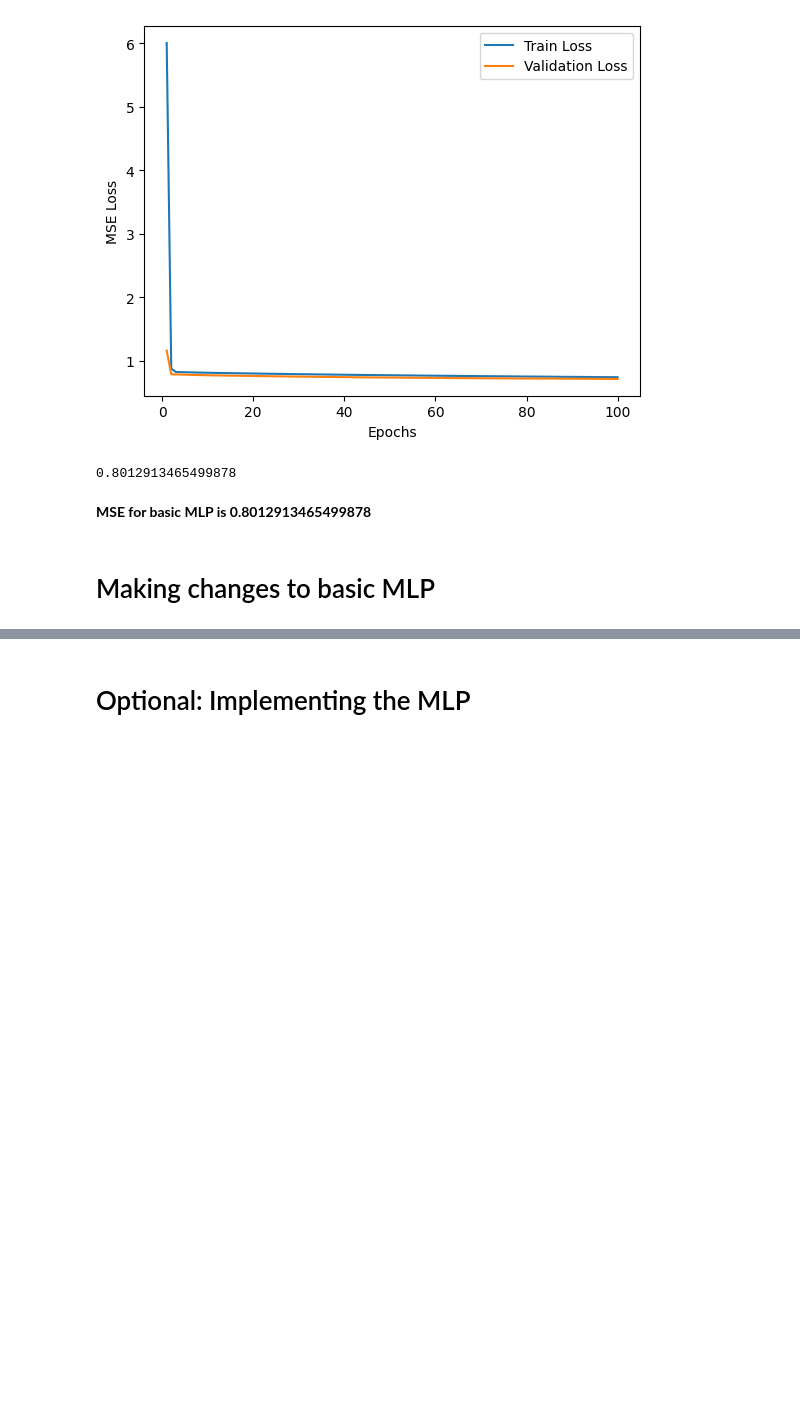
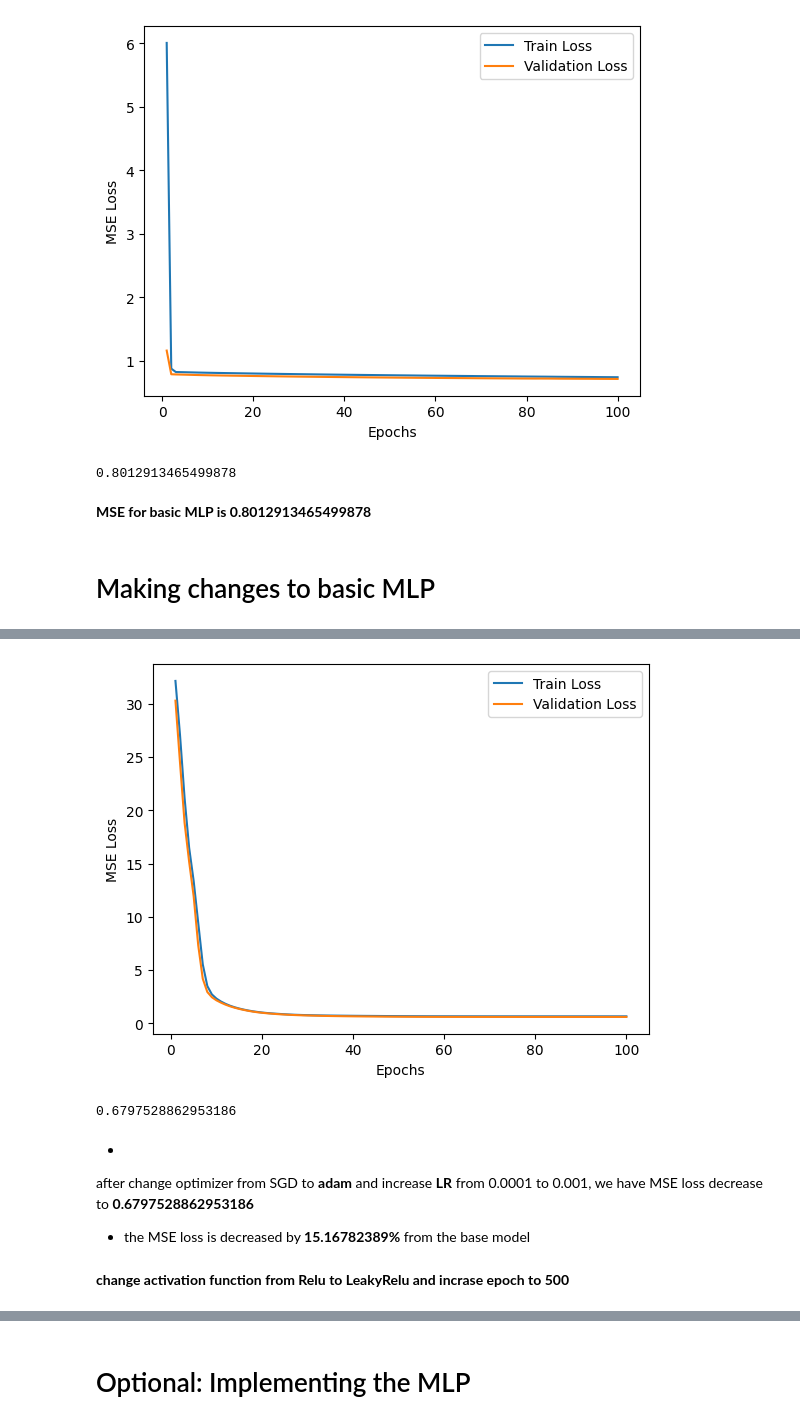
Before and after one commit to USFCA-CS663-Spring2024/mlp-multi-layer-perceptron-zhunan123, a Jupyter notebook: Assignment 4 - MLP.ipynb, the cells around one changed output, grey strips where cells are left out. Drawn from its saved outputs; the diff is of its cells as text; code cells hidden in the pictures; blank space fills up the shorter version.

```diff
--- a/Assignment 4 - MLP.ipynb
+++ b/Assignment 4 - MLP.ipynb
@@ -391,0 +467,2 @@ test_loss
+# %%
+train_loader = DataLoader(dataset=wine_train_improved, batch_size=8)
@@ -391,0 +474,28 @@ test_loss
+# %%
+## define loss function and optimiser and need to do MSE loss and adam
+criterion = torch.nn.MSELoss()  ## using MSE as performance metric
+optimiser = torch.optim.Adam(params=model.parameters(), lr=0.001) ## change the lr to 0.001 and change optimiser to adam
+# %%
+epochs = 100
+loss_valid = []
+loss_train = []
+
+for epoch in range(epochs):
+    model.train()
+    epoch_loss_train = []
+    for features, targets in train_loader:
+        output = model.forward(features) ## get output/hypothesis, which can be improved
+        loss = criterion(output, targets)
+        epoch_loss_train.append(loss.item())
+        optimiser.zero_grad() ##remove any previous lossess using zero gradient
+        loss.backward()## calcualte current losses backward through the MLP
+        optimiser.step() ##update/apply the model with new weights and bias
+
+    # calculate the training loss per epoch
+    loss_train.append(sum(epoch_loss_train) / len(epoch_loss_train))
+
+    # per epoch, we got validation performance,add arg max validation accuray to each epoch
+    model.eval()
+    valid_hyp = model.forward(valid_x)
+    loss_valid.append(criterion(valid_hyp, valid_y).item())
+    print('Epoch', epoch, 'train_loss', loss_train[-1], 'valid_loss: ', loss_valid[-1])
@@ -391,0 +520,31 @@ test_loss
+# %%
+# plot loss_train and loss_valid
+
+import matplotlib.pyplot as plt
+import numpy as np
+
+def plot_loss_curves(epochs, loss_train, loss_valid):
+    plt.plot(epochs, loss_train, label='Train Loss')
+    plt.plot(epochs, loss_valid, label='Validation Loss')
+    plt.xlabel('Epochs')
+    plt.ylabel('MSE Loss')
+    plt.legend()
+    plt.show()
+
+plot_loss_curves(np.linspace(1, epochs, epochs).astype(int), loss_train, loss_valid)
+# %% [output]
+[figure, added]
+# %%
+## eval performance
+test_hyp = model.forward(test_x)
+test_loss = criterion(test_hyp, test_y.float()).item()
+test_loss
+# %% [output]
+0.6797528862953186
+# %% [markdown]
+*
+after change optimizer from SGD to **adam** and increase **LR** from 0.0001 to 0.001,
+we have MSE loss decrease to **0.6797528862953186**
+* the MSE loss is decreased by **15.16782389%** from the base model
+# %% [markdown]
+**change activation function from Relu to LeakyRelu and incrase epoch to 500**
```
Also changed, not shown: parts of 36 cells of this notebook.
